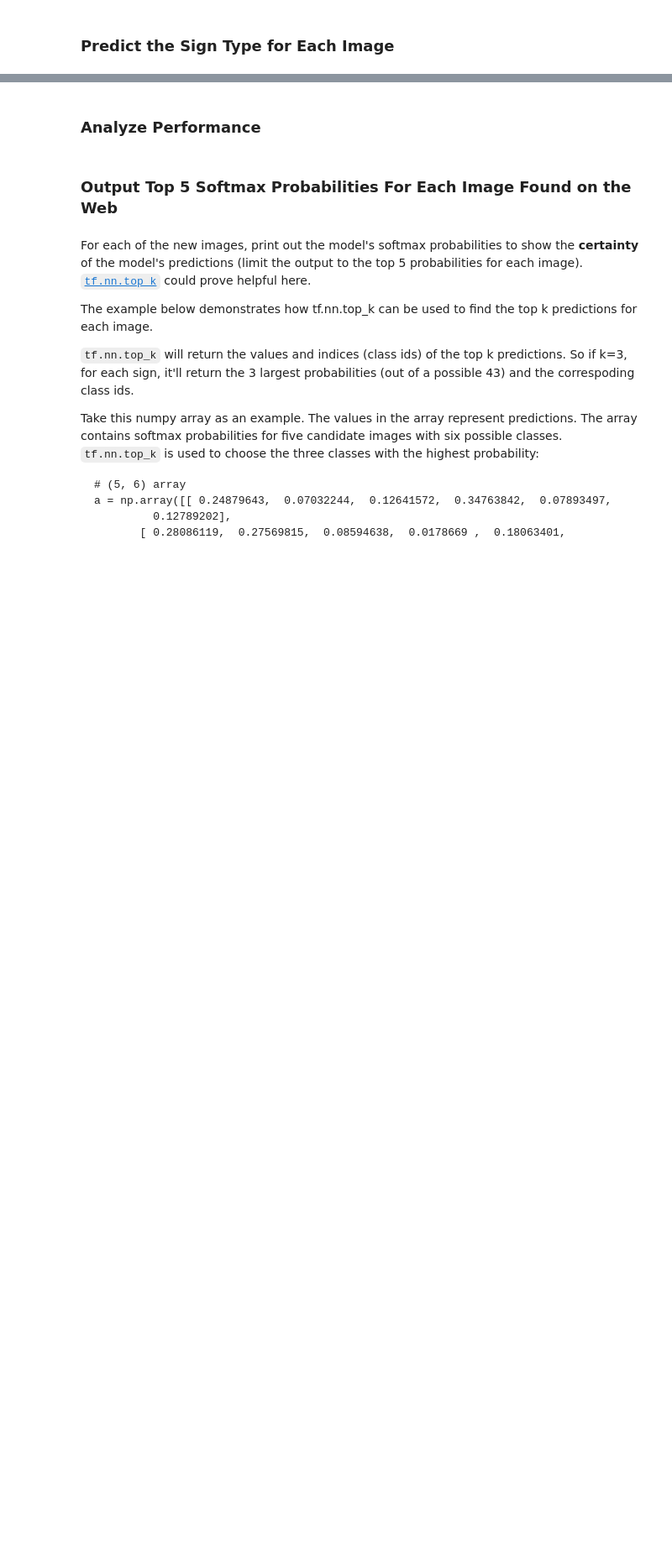
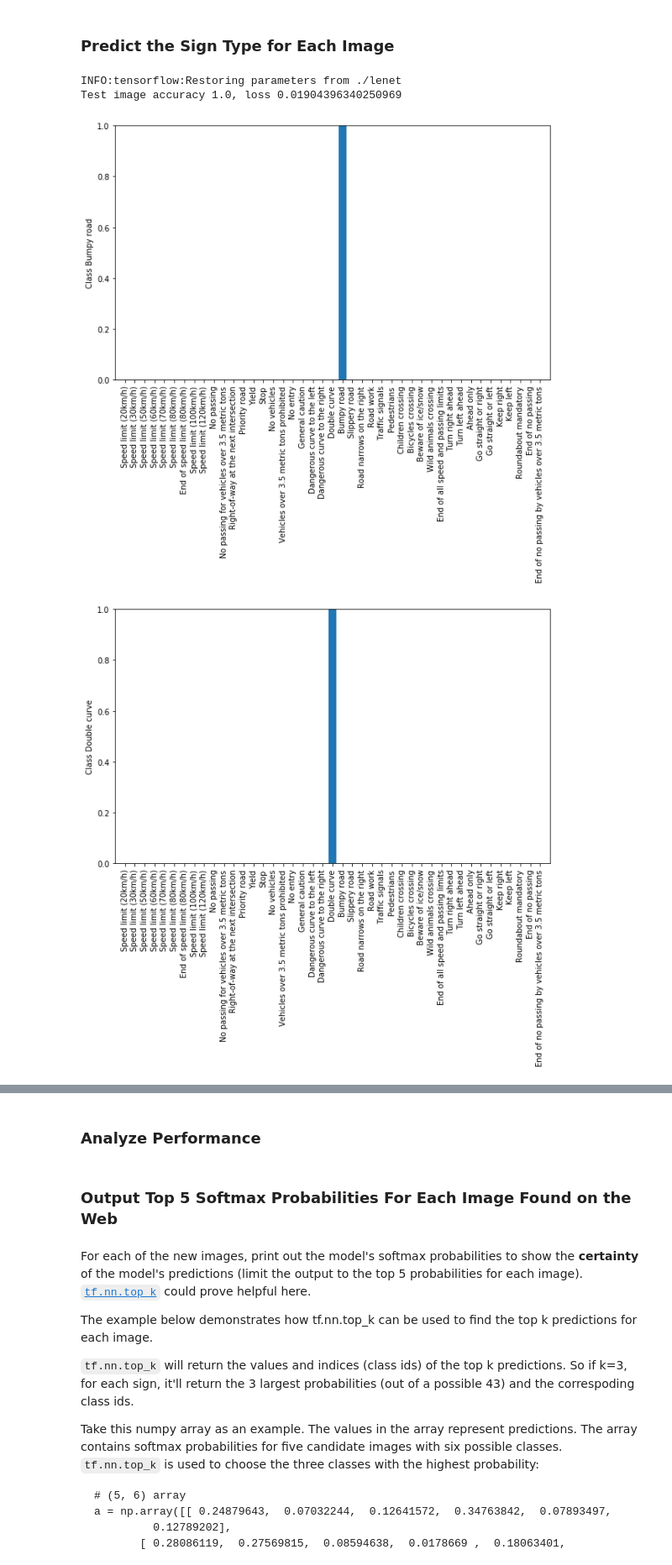
Before and after one commit to japinder007/CarND-Traffic-Sign-Classifier-Project, a Jupyter notebook: Traffic_Sign_Classifier.ipynb, the cells around one changed output, grey strips where cells are left out. Shown at 84% size. Drawn from its saved outputs; the diff is of its cells as text; code cells hidden in the pictures; blank space fills up the shorter version.

```diff
--- a/Traffic_Sign_Classifier.ipynb
+++ b/Traffic_Sign_Classifier.ipynb
@@ -529,16 +654,35 @@ plt.tight_layout()
 # %%
 ### Run the predictions here and use the model to output the prediction for each image.
 ### Make sure to pre-process the images with the same pre-processing pipeline used earlier.
 ### Feel free to use as many code cells as needed.
 BATCH_SIZE = 64
 # Restore the model
+
 with tf.Session() as sess:
+    # Restore the graph.
     loader = tf.train.import_meta_graph('./lenet.meta')
+    # Restore the value of the variables.
     loader.restore(sess, tf.train.latest_checkpoint('./'))
 
-    test_accuracy = evaluate(new_test_images, labels)
-    print(test_accuracy)
+    test_accuracy = evaluate(new_test_images, new_test_labels)
+    print('Test image accuracy {}, loss {}'.format(test_accuracy[0], test_accuracy[1]))
 
-    softmaxProb, top_probs = sess.run([softmax_probabilities, top_5], feed_dict={x: new_test_images, y:labels, keep_prob:1.0})
-    print(softmaxProb)
-    print(top_probs)
+    softmaxProb, top_probs = sess.run([softmax_probabilities, top_5], feed_dict={x: new_test_images, y:new_test_labels, keep_prob:1.0})
+
+    # Foreach image display the image, label and the output probabilities
+    for i in range(len(new_test_labels)):
+        image = new_test_images[i]
+        labelIndex = new_test_labels[i]
+        className = labelById[labelIndex]
+        plt.figure(figsize=(10,6))
+        plt.xticks(list(range(43)), [labelById[i] for i in range(43)], rotation=90)
+        plt.ylabel('Class {}'.format(className))
+        plt.xlim([-1, 43])
+        plt.ylim([0, 1])
+        plt.bar( np.arange( 43 ), softmaxProb[i], align='center' )
+        plt.show()
+# %% [output]
+INFO:tensorflow:Restoring parameters from ./lenet
+Test image accuracy 1.0, loss 0.01904396340250969
+[figure, added]
+[figure, added]
```
Also changed, not shown: parts of 15 cells of this notebook, 8 other files.
